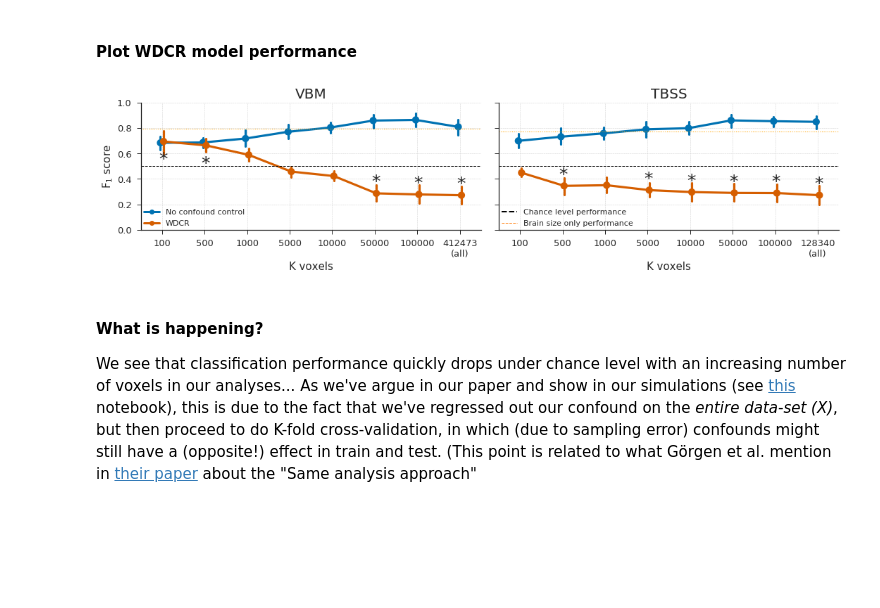
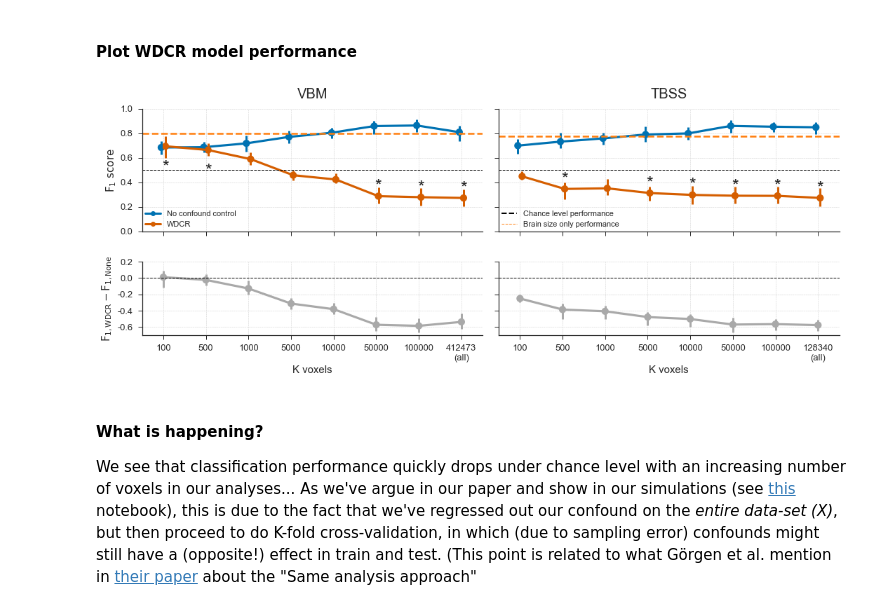
Before and after one commit to lukassnoek/MVCA, a Jupyter notebook: analyses/empirical_analysis_gender_classification.ipynb, the cells around one changed output. Saved outputs shown, nothing was run; the diff lists cells and outputs as text; code cells hidden in the pictures; blank space fills up the shorter version.

```diff
--- a/analyses/empirical_analysis_gender_classification.ipynb
+++ b/analyses/empirical_analysis_gender_classification.ipynb
@@ -887,11 +931,17 @@ results_cb_overfit_df = pd.DataFrame(results_cb_overfit)
 fig, axes = plt.subplots(ncols=2, nrows=2, sharex=False, sharey=False, figsize=(15, 6))
 for i, mod in enumerate(['VBM', 'TBSS']):
     this_df = results_cb_overfit_df.query('modality == @mod')
-    #axes[0][i].set_ylim(0.3, 1)
-    #axes[1][i].set_ylim(-0.7, 2.8)
 
-    axes[0][i] = sns.pointplot(data=this_df, x='n_vox', y='correct', hue='ss', ax=axes[0][i], palette='colorblind', dodge=0.05)
-    axes[1][i] = sns.pointplot(data=this_df, x='n_vox', y='dtb', hue='ss', ax=axes[1][i], palette='colorblind', dodge=0.05)
+    axes[0][i].set_ylim(0, 1)
+
+    axes[0][i] = sns.pointplot(data=this_df, x='n_vox', y='correct', hue='ss', ax=axes[0][i],
+                               palette='colorblind', dodge=0.05, ci=None)
+    axes[0][i], _ = plot_bca_errorbars(this_df, hue='ss', x='n_vox', y='correct',ax=axes[0, i], dodge=0.05)
+
+    axes[1][i] = sns.pointplot(data=this_df, x='n_vox', y='dtb', hue='ss', ax=axes[1][i],
+                               palette='colorblind', dodge=0.05, ci=None)
+    axes[1][i], _ = plot_bca_errorbars(this_df, hue='ss', x='n_vox', y='dtb',ax=axes[1, i], dodge=0.05)
+
     axes[0][i].set_title(mod, fontsize=20)
     axes[0][i].axhline(y=0.5, ls='--', lw=1, c='k')
     axes[1][i].axhline(y=0.0, ls='--', lw=1, c='k')
@@ -929,7 +979,10 @@ for i, mod in enumerate(['VBM', 'TBSS']):
         axes[0, i].text(ii, 0.95, get_significance(pval), ha='center')
 
         pval = ttest_ind(dtb_vals[ss_condition == 'retained'], dtb_vals[ss_condition == 'rejected'])[1]
-        axes[1, i].text(ii, 2.45, get_significance(pval), ha='center')
+        if i == 0:
+            axes[1, i].text(ii, 2.45, get_significance(pval), ha='center')
+        else:
+            axes[1, i].text(ii, 2.45, get_significance(pval), ha='center')
 
 sns.despine()
 fig.tight_layout()
@@ -1077,52 +1130,79 @@ plt.tight_layout()
 #### Plot WDCR model performance
 # %%
 baseline_vs_wdcr = pd.concat((results_baseline_df, results_wdcr_df))
+tmp = baseline_vs_wdcr[baseline_vs_wdcr.method == 'WDCR'].score.values - baseline_vs_wdcr[baseline_vs_wdcr.method == 'None'].score.values
+diff_df = baseline_vs_wdcr[baseline_vs_wdcr.method == 'None'].copy()
+diff_df.method = ['Difference'] * len(diff_df)
+diff_df.score = tmp
 
 custom_legend_labels = ['No confound control', 'WDCR', 'Chance level performance', 'Brain size only performance']
 custom_legend_handles = [plt.Line2D((0, 1), (0, 0), color=colormap[0], marker='o', lw=3),
                          plt.Line2D((0, 1), (0, 0), color=colormap[2], marker='o', lw=3),
                          plt.Line2D((0, 1), (0, 0), color='k', ls='--', lw=2),
                          plt.Line2D((0, 1), (0, 0), color='tab:orange', ls='--', lw=1)]
 
-fig, axes = plt.subplots(nrows=1, ncols=2, sharey=True, sharex=False, figsize=(15, 4))
+fig, axes = plt.subplots(nrows=2, ncols=2, sharey=False, sharex=False, figsize=(15, 6),
+                         gridspec_kw=dict(height_ratios=[2, 1.2]))
 for i, modality in enumerate(['VBM', 'TBSS']):
     tmp_df = baseline_vs_wdcr.query('modality == @modality')
-    ax = sns.pointplot(x='n_vox', y='score', hue='method', data=tmp_df, ax=axes[i], palette=[colormap[0], colormap[2]],
-                       dodge=0.075)
-    ax.axhline(y=0.5, c='k', ls='--', lw=1)
-    ax.axhline(df_check.query('modality == @modality').scores.mean(), lw=1, c='orange', ls=':')
-    ax.set_ylim(0, 1)
-    ax.set_title(modality, fontsize=20)
-    ax.grid(ls='--', lw=.5)
-    ax.set_xlabel('K voxels', fontsize=15)
+
+    axes[0, i].axhline(df_check.query('modality == @modality').scores.mean(), lw=2.5, c='tab:orange', ls='--')
+    axes[0, i] = sns.pointplot(x='n_vox', y='score', hue='method', data=tmp_df, ax=axes[0, i],
+                               palette=[colormap[0], colormap[2]],
+                               dodge=0.1, ci=None, hue_order=['None', 'WDCR'])
+    axes[0, i], cis = plot_bca_errorbars(tmp_df, ax=axes[0, i], dodge=0.1, cmap=[colormap[0], colormap[2]])
+    axes[0, i].axhline(y=0.5, c='k', ls='--', lw=1)
+    axes[0, i].set_title(modality, fontsize=20, y=1.05)
+    axes[0, i].set_ylim(0, 1)
+
+    axes[1, i] = sns.pointplot(x='n_vox', y='score', data=diff_df[diff_df.modality == modality],
+                               ax=axes[1, i], color='darkgray', ci=None)
+    axes[1, i], _ = plot_bca_errorbars(data=diff_df[diff_df.modality == modality], ax=axes[1, i], color='darkgray')
+    axes[1, i].set_xlabel('K voxels', fontsize=15)
+    axes[1, i].set_ylim(-0.7, .2)
+    axes[1, i].axhline(0.0, ls='--', lw=1, c='k')
+
     max_vox = tmp_df.n_vox.max()
     xticklabels = [str(nv) if nv <= 100000 else str(nv) + '\n(all)' for nv in np.append(num_vox, max_vox)]
-    ax.set_xticklabels(xticklabels, rotation=0, fontsize=13)
+    axes[1, i].set_xticklabels(xticklabels, rotation=0, fontsize=13)
+
+    for ii in range(2):
+        axes[ii, i].grid(ls='--', lw=.5)
 
     if i == 0:
-        ax.set_ylabel('$\mathrm{F_{1}\ score}$', fontsize=15)
-        ax.legend(custom_legend_handles[0:2], custom_legend_labels[0:2], loc=3, borderaxespad=0.,
-                  fontsize=11)
-        ax.set_yticklabels(ax.get_yticks().round(1), fontsize=13)
+        axes[0, 0].set_ylabel('$\mathrm{F_{1}\ score}$', fontsize=15)
+        axes[0, 0].legend(custom_legend_handles[0:2], custom_legend_labels[0:2], loc=3, borderaxespad=0.,
+                          fontsize=11)
+        axes[1, 0].set_ylabel('$\mathrm{F_{1, WDCR}} - \mathrm{F_{1, None}}$', fontsize=15)
     else:
-        ax.set_ylabel('')
-        ax.legend(custom_legend_handles[2:], custom_legend_labels[2:], loc=3, borderaxespad=0.,
+        axes[0, 1].legend(custom_legend_handles[2:], custom_legend_labels[2:], loc=3, borderaxespad=0.,
                   fontsize=11)
 
-    this_method = tmp_df.method.unique().tolist()
-    this_method.remove('None')
-    scores_per_K = tmp_df.query('method == @this_method[0]').groupby('n_vox').mean().values
+    for ii in range(2):
+        axes[ii, 1].set_ylabel('')
+        axes[ii, 1].axes.get_yaxis().set_ticklabels([])
+        axes[0, ii].axes.get_xaxis().set_ticklabels([])
+        axes[0, ii].set_xlabel('')
+        axes[ii, 0].set_yticklabels(axes[ii, 0].get_yticks().round(1), fontsize=13)
+
+    tmp_df = tmp_df[tmp_df.method == 'WDCR']
+    scores_per_K = tmp_df.groupby('n_vox').mean().values
     for ii in range(len(num_vox) + 1):
         if wdcr_pvals[i, ii] <= 0.001:
-            up = -0.18 if scores_per_K[ii] > 0.5 else 0.05
-            ax.text(ii - 0.08, scores_per_K[ii] + up, '*', fontsize=25)
-
+            if i == 0:
+                if ii in [0, 1, 5, 6, 7]:
+                    up = -0.21 if scores_per_K[ii] > 0.5 else 0.04
+                    axes[0, i].text(ii-0.03, scores_per_K[ii] + up, '*', fontsize=25)
+            else:
+                if ii in [1, 3, 4, 5, 6, 7]:
+                    up = -0.18 if scores_per_K[ii] > 0.5 else 0.04
+                    axes[0, i].text(ii-0.03, scores_per_K[ii] + up, '*', fontsize=25)
 sns.despine()
-fig.tight_layout()
+fig.tight_layout(h_pad=3)
 fig.savefig('figs/wdcr_scores.png', dpi=200)
 fig.show()
 # %% [output]
-[figure, old version]
+[figure, new version]
 # %% [markdown]
 #### What is happening?
 We see that classification performance quickly drops under chance level with an increasing number of voxels in our analyses... As we've argue in our paper and show in our simulations (see [this](simulation_confound_strategies) notebook), this is due to the fact that we've regressed out our confound on the *entire data-set (X)*, but then proceed to do K-fold cross-validation, in which (due to sampling error) confounds might still have a (opposite!) effect in train and test. (This point is related to what Görgen et al. mention in [their paper](https://arxiv.org/abs/1703.06670) about the "Same analysis approach"
```
Also changed, not shown: parts of 21 cells of this notebook, 34 other files.
